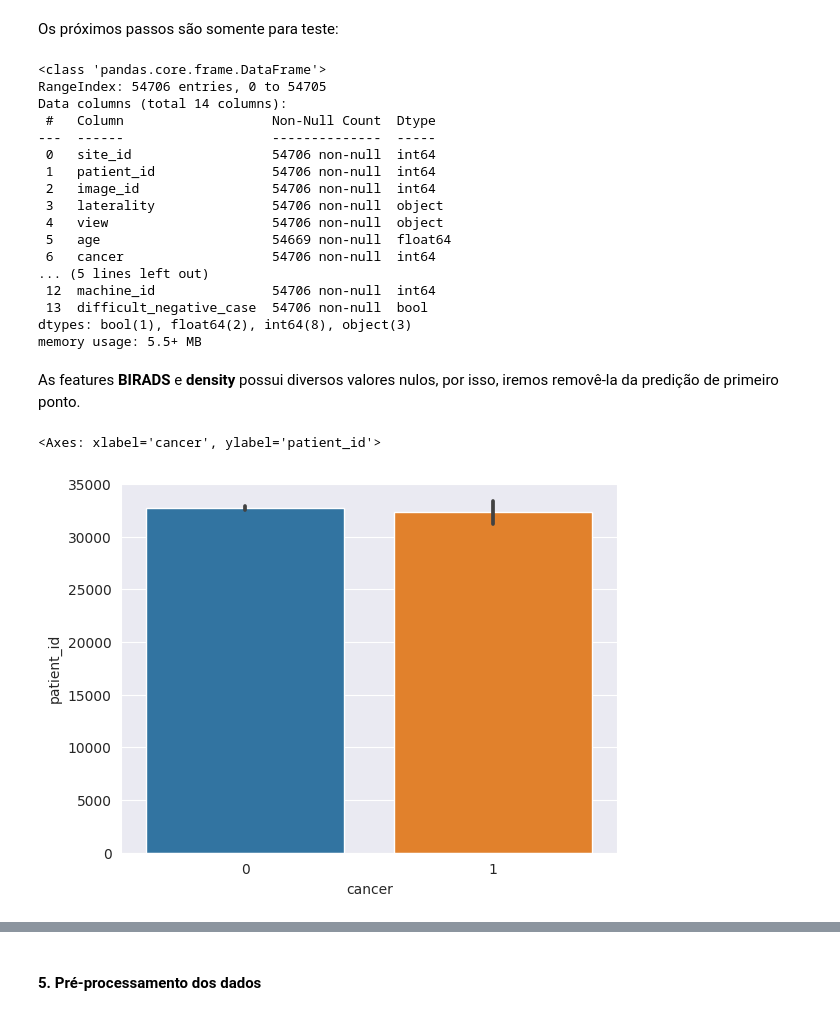
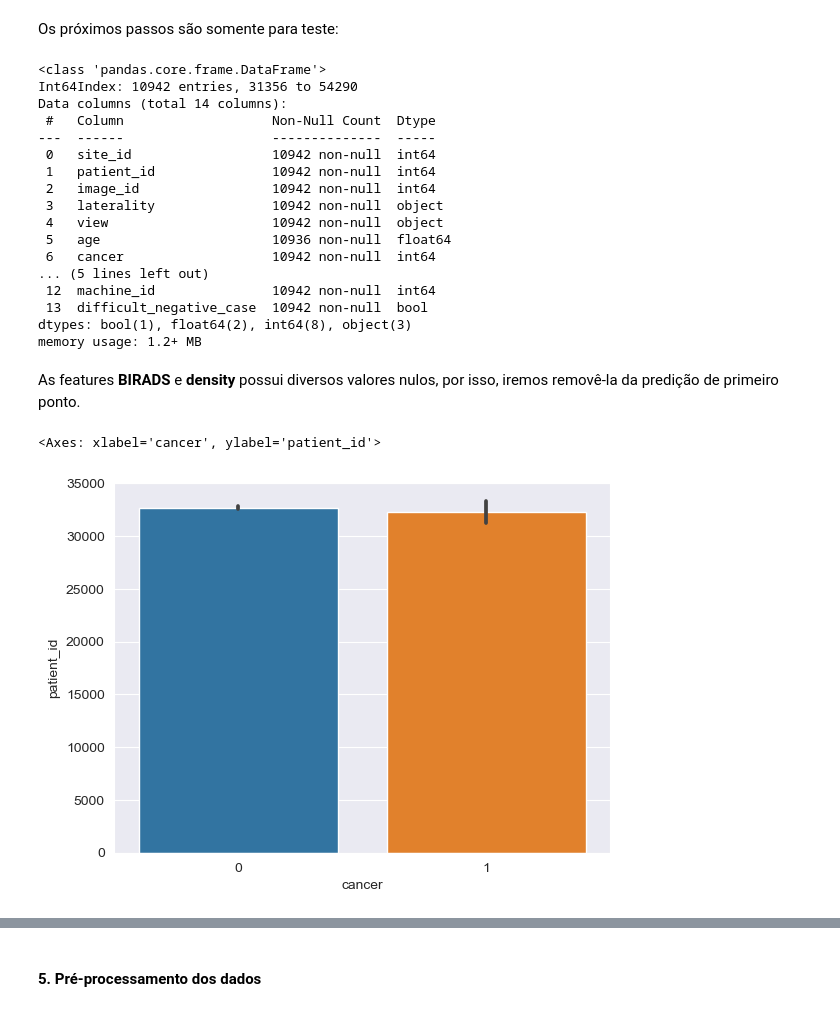
Before and after one commit to jhonatangopereira/Screening-Mammography-Breast-Cancer-Detection, a Jupyter notebook: main.ipynb, the cells around one changed output, grey strips where cells are left out. Saved outputs shown, nothing was run; the diff lists cells and outputs as text; code cells hidden in the pictures.

```diff
--- a/main.ipynb
+++ b/main.ipynb
@@ -38,3 +41,16 @@ sns.set_style("darkgrid")
 sns.set_color_codes("pastel")
 # %% [markdown]
 #### 3. Importação dos dados
+# %%
+df = pd.read_csv("data/train.csv")
+df0 = df[df['cancer'] == 0]
+df1 = df[df['cancer'] == 1]
+# %%
+df0_, df0_train = train_test_split(df0, test_size=0.20, random_state=47)
+df1_, df1_train = train_test_split(df1, test_size=0.20, random_state=47)
+
+_, df0_test = train_test_split(df0_, test_size=0.05, random_state=47)
+_, df1_test = train_test_split(df1_, test_size=0.05, random_state=47)
+
+df_train = pd.concat([df0_train, df1_train])
+df_test = pd.concat([df0_test, df1_test])
@@ -73,29 +107,29 @@ Dataset.file_meta -------------------------------
 # %% [markdown]
 Os próximos passos são somente para teste:
 # %%
-train_df.info()
+df_train.info()
 # %% [output]
 <class 'pandas.core.frame.DataFrame'>
-RangeIndex: 54706 entries, 0 to 54705
+Int64Index: 10942 entries, 31356 to 54290
 Data columns (total 14 columns):
  #   Column                   Non-Null Count  Dtype
 ---  ------                   --------------  -----
- 0   site_id                  54706 non-null  int64
- 1   patient_id               54706 non-null  int64
- 2   image_id                 54706 non-null  int64
- 3   laterality               54706 non-null  object
- 4   view                     54706 non-null  object
- 5   age                      54669 non-null  float64
- 6   cancer                   54706 non-null  int64
+ 0   site_id                  10942 non-null  int64
+ 1   patient_id               10942 non-null  int64
+ 2   image_id                 10942 non-null  int64
+ 3   laterality               10942 non-null  object
+ 4   view                     10942 non-null  object
+ 5   age                      10936 non-null  float64
+ 6   cancer                   10942 non-null  int64
 ... (5 lines left out)
- 12  machine_id               54706 non-null  int64
- 13  difficult_negative_case  54706 non-null  bool
+ 12  machine_id               10942 non-null  int64
+ 13  difficult_negative_case  10942 non-null  bool
 dtypes: bool(1), float64(2), int64(8), object(3)
-memory usage: 5.5+ MB
+memory usage: 1.2+ MB
 # %% [markdown]
 As features **BIRADS** e **density** possui diversos valores nulos, por isso, iremos removê-la da predição de primeiro ponto.
 # %%
-sns.barplot(train_df, x="cancer" , y="patient_id") # acho que esse gráfico não fez muito sentido, mas é isso por enquanto.
+sns.barplot(df_train, x="cancer" , y="patient_id") # acho que esse gráfico não fez muito sentido, mas é isso por enquanto.
 # %% [output]
 <Axes: xlabel='cancer', ylabel='patient_id'>
-[figure, old version]
+[figure, new version]
```
Also changed, not shown: parts of 47 cells of this notebook, 5 other files.
